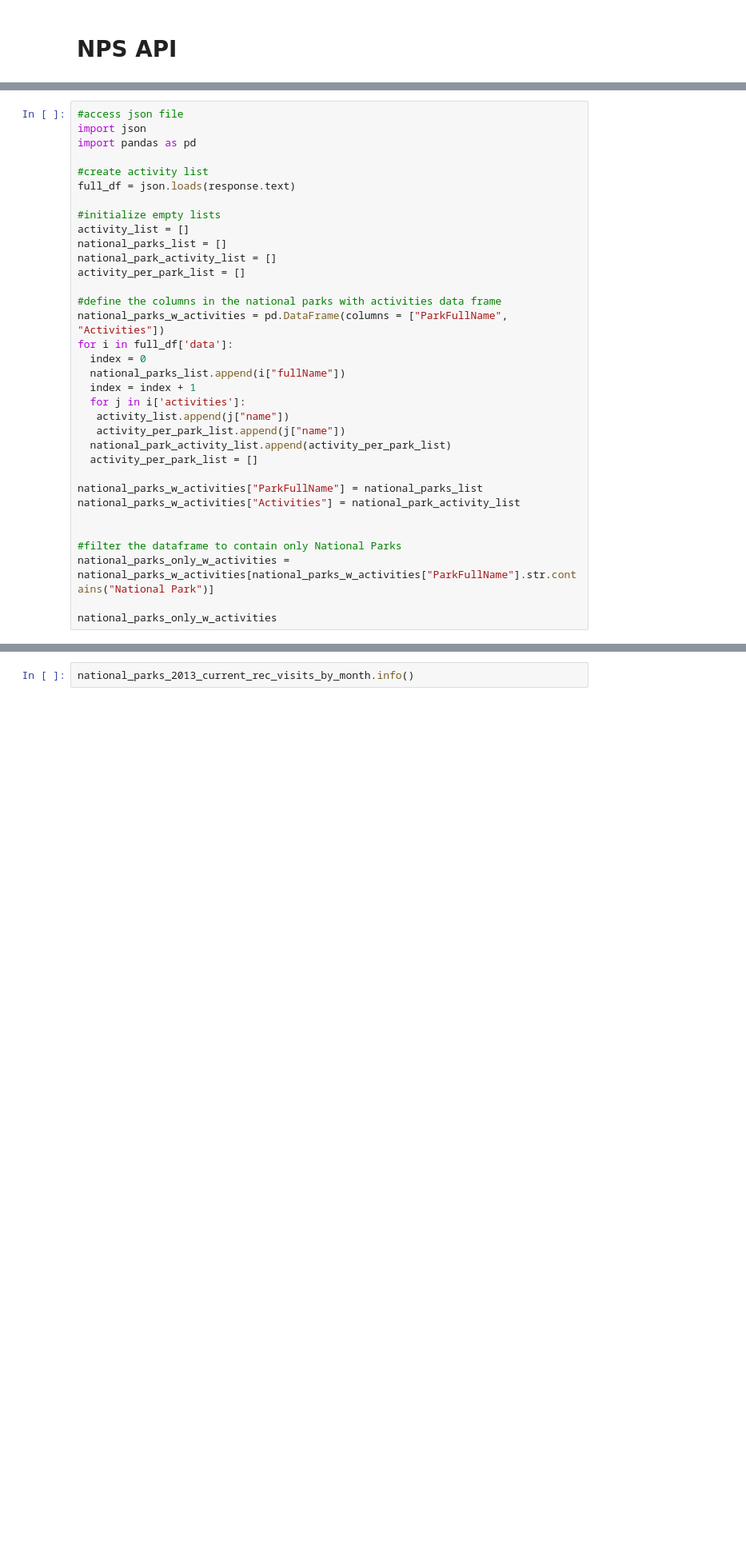
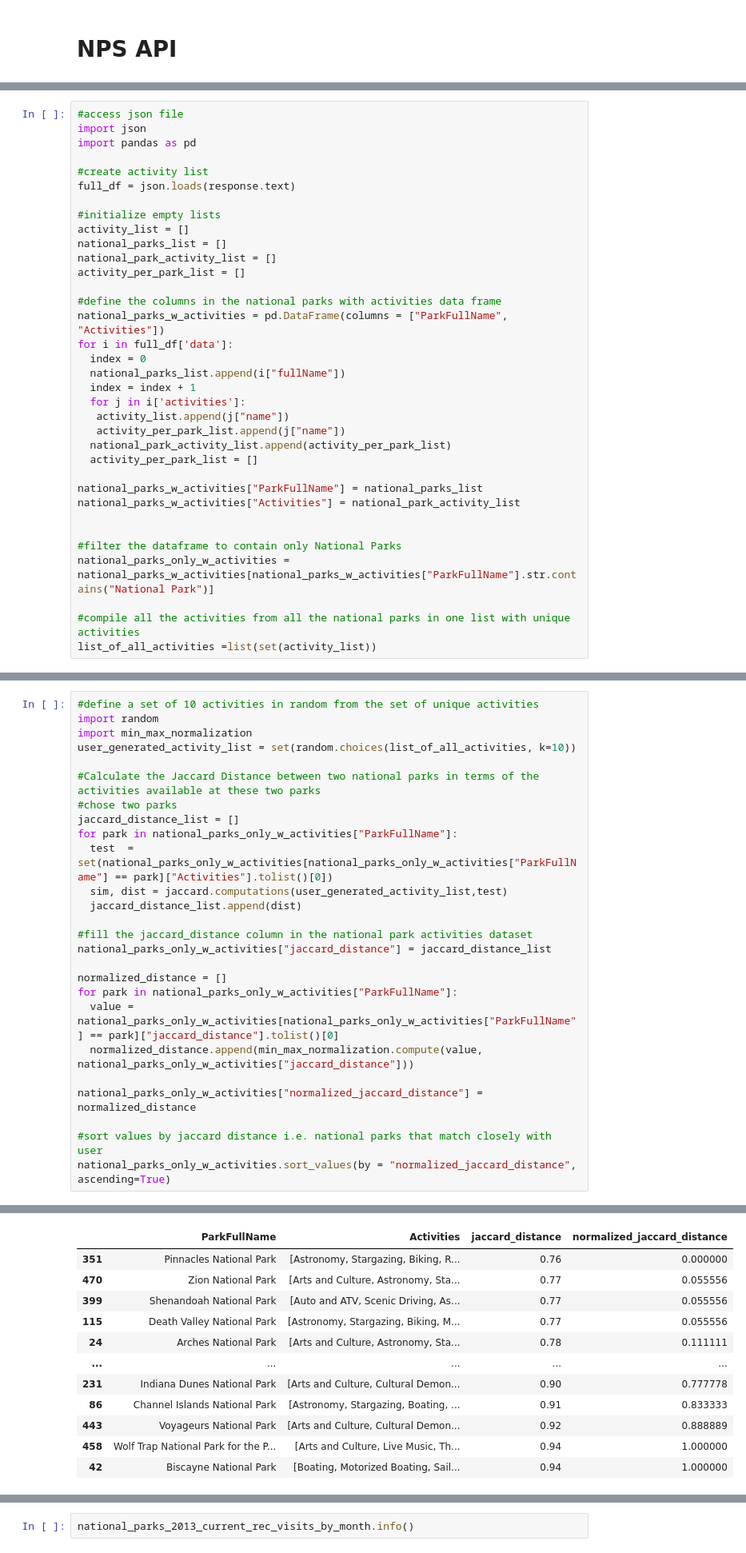
Before and after one commit to ganiosh92/DS-national-parks-recommender, a Jupyter notebook: national_parks_recommendation_engine.ipynb, the cells around one changed output, grey strips where cells are left out. Shown at 80% size. Saved outputs shown, nothing was run; the diff lists cells and outputs as text; blank space fills up the shorter version.

Commit message:
added random generator for user_generated_activity_list

```diff
--- a/national_parks_recommendation_engine.ipynb
+++ b/national_parks_recommendation_engine.ipynb
@@ -141,4 +139,5 @@ national_parks_w_activities["Activities"] = national_park_activity_list
 #filter the dataframe to contain only National Parks
 national_parks_only_w_activities = national_parks_w_activities[national_parks_w_activities["ParkFullName"].str.contains("National Park")]
 
-national_parks_only_w_activities
+#compile all the activities from all the national parks in one list with unique activities
+list_of_all_activities =list(set(activity_list))
@@ -191,0 +144,27 @@ uploaded = files.upload()
+# %%
+#define a set of 10 activities in random from the set of unique activities
+import random
+import min_max_normalization
+user_generated_activity_list = set(random.choices(list_of_all_activities, k=10))
+
+#Calculate the Jaccard Distance between two national parks in terms of the activities available at these two parks
+#chose two parks
+jaccard_distance_list = []
+for park in national_parks_only_w_activities["ParkFullName"]:
+  test	= set(national_parks_only_w_activities[national_parks_only_w_activities["ParkFullName"] == park]["Activities"].tolist()[0])
+  sim, dist = jaccard.computations(user_generated_activity_list,test)
+  jaccard_distance_list.append(dist)
+
+#fill the jaccard_distance column in the national park activities dataset
+national_parks_only_w_activities["jaccard_distance"] = jaccard_distance_list
+
+normalized_distance = []
+for park in national_parks_only_w_activities["ParkFullName"]:
+  value = national_parks_only_w_activities[national_parks_only_w_activities["ParkFullName"] == park]["jaccard_distance"].tolist()[0]
+  normalized_distance.append(min_max_normalization.compute(value, national_parks_only_w_activities["jaccard_distance"]))
+
+national_parks_only_w_activities["normalized_jaccard_distance"] = normalized_distance
+
+#sort values by jaccard distance i.e. national parks that match closely with user
+national_parks_only_w_activities.sort_values(by = "normalized_jaccard_distance", ascending=True)
+# %% [output]
@@ -191,0 +181,12 @@ uploaded = files.upload()
+|  | ParkFullName | Activities | jaccard_distance | normalized_jaccard_distance |
+| 351 | Pinnacles National Park | [Astronomy, Stargazing, Biking, R... | 0.76 | 0.000000 |
+| 470 | Zion National Park | [Arts and Culture, Astronomy, Sta... | 0.77 | 0.055556 |
+| 399 | Shenandoah National Park | [Auto and ATV, Scenic Driving, As... | 0.77 | 0.055556 |
+| 115 | Death Valley National Park | [Astronomy, Stargazing, Biking, M... | 0.77 | 0.055556 |
+| 24 | Arches National Park | [Arts and Culture, Astronomy, Sta... | 0.78 | 0.111111 |
+| ... | ... | ... | ... | ... |
+| 231 | Indiana Dunes National Park | [Arts and Culture, Cultural Demon... | 0.90 | 0.777778 |
+| 86 | Channel Islands National Park | [Astronomy, Stargazing, Boating, ... | 0.91 | 0.833333 |
+| 443 | Voyageurs National Park | [Arts and Culture, Cultural Demon... | 0.92 | 0.888889 |
+| 458 | Wolf Trap National Park for the P... | [Arts and Culture, Live Music, Th... | 0.94 | 1.000000 |
+| 42 | Biscayne National Park | [Boating, Motorized Boating, Sail... | 0.94 | 1.000000 |
```
Also changed, not shown: parts of 15 cells of this notebook.
